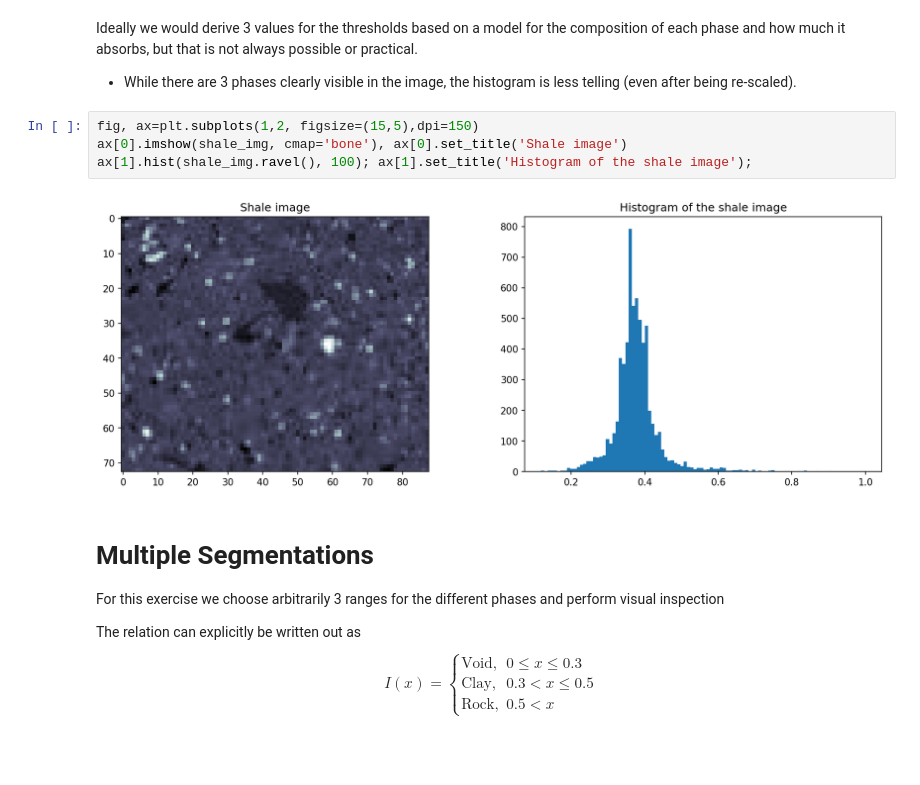
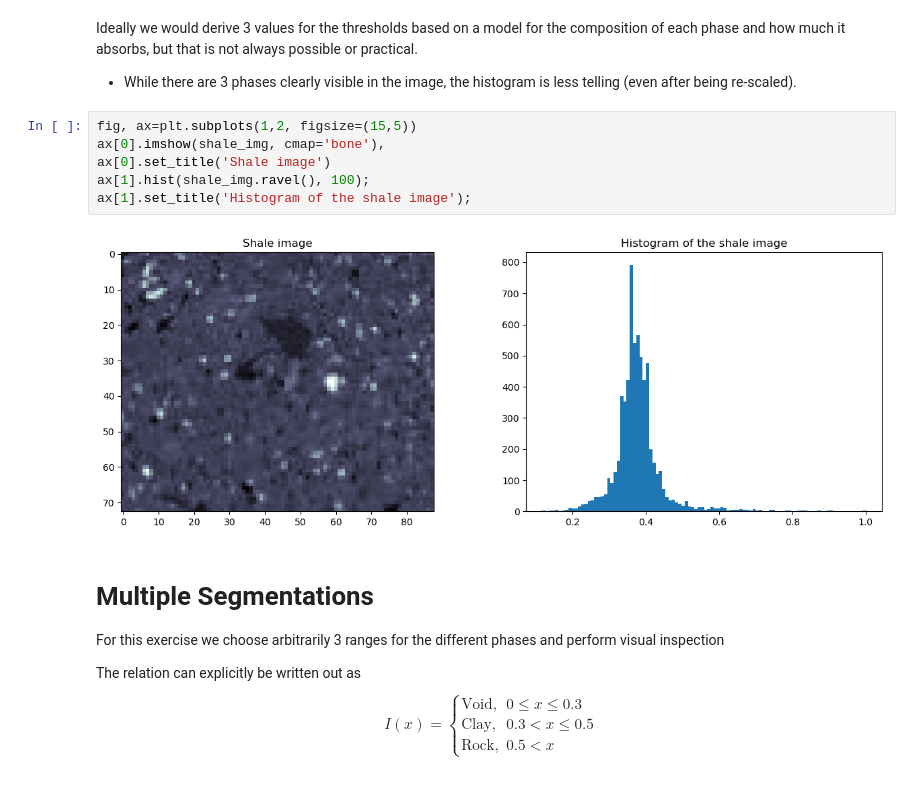
Before and after one commit to ImagingLectures/Quantitative-Big-Imaging-2024, a Jupyter notebook: Lectures/Lecture-04/04-BasicSegmentation_Part2.ipynb, the cells around one changed output. Drawn from its saved outputs; the diff is of its cells as text; blank space fills up the shorter version.

```diff
--- a/Lectures/Lecture-04/04-BasicSegmentation_Part2.ipynb
+++ b/Lectures/Lecture-04/04-BasicSegmentation_Part2.ipynb
@@ -356,11 +358,13 @@ Let's take a look at the histogram as always when we face a segmentation task...
 Ideally we would derive 3 values for the thresholds based on a model for the composition of each phase and how much it absorbs, but that is not always possible or practical.
 - While there are 3 phases clearly visible in the image, the histogram is less telling (even after being re-scaled).
 # %%
-fig, ax=plt.subplots(1,2, figsize=(15,5),dpi=150)
-ax[0].imshow(shale_img, cmap='bone'), ax[0].set_title('Shale image')
-ax[1].hist(shale_img.ravel(), 100); ax[1].set_title('Histogram of the shale image');
+fig, ax=plt.subplots(1,2, figsize=(15,5))
+ax[0].imshow(shale_img, cmap='bone'),
+ax[0].set_title('Shale image')
+ax[1].hist(shale_img.ravel(), 100);
+ax[1].set_title('Histogram of the shale image');
 # %% [output]
-[figure, old version]
+[figure, new version]
 # %% [markdown]
 # Multiple Segmentations
 
```
Also changed, not shown: parts of 12 cells of this notebook.
